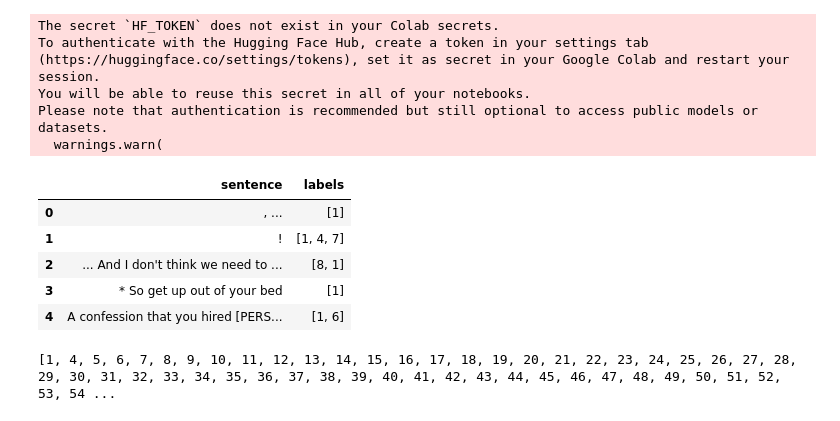
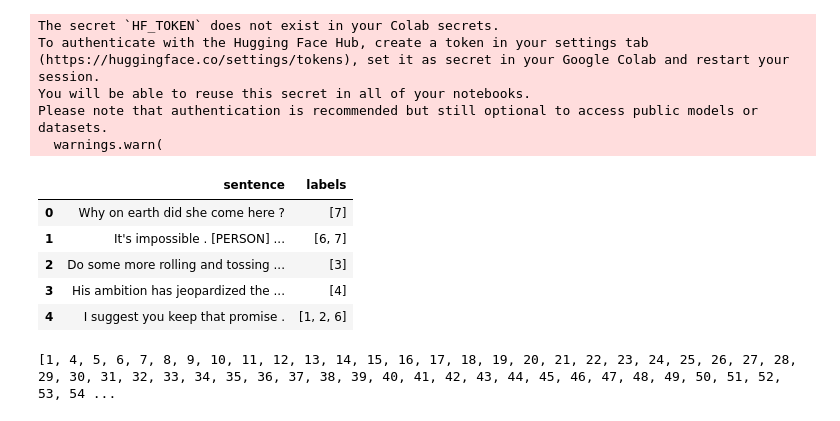
Before and after one commit to hamza-dev-12/EmotionClassifer, a Jupyter notebook: Emotion_Classifier_2.ipynb, the cells around one changed output. Cells and saved outputs as stored; diff of their text form; code cells hidden in the pictures.

Commit message:
Randomness in dataset for improved training

```diff
--- a/Emotion_Classifier_2.ipynb
+++ b/Emotion_Classifier_2.ipynb
@@ -19,16 +23,32 @@ To authenticate with the Hugging Face Hub, create a token in your settings tab (
 You will be able to reuse this secret in all of your notebooks.
 Please note that authentication is recommended but still optional to access public models or datasets.
   warnings.warn(
-# %%
-data = pd.DataFrame(dataset['train'])
-data.head(5)
-# %% [output]
-|  | sentence | labels |
-| 0 | , ... | [1] |
-| 1 | ! | [1, 4, 7] |
-| 2 | ... And I don't think we need to ... | [8, 1] |
-| 3 | * So get up out of your bed | [1] |
-| 4 | A confession that you hired [PERS... | [1, 6] |
+# %%
+data = pd.DataFrame(dataset['train'])
+
+import pandas as pd
+
+
+
+# Shuffle the DataFrame
+data_shuffled = data.sample(frac=1)
+
+# Reverse the shuffled DataFrame
+data_shuffled_reversed = data_shuffled.iloc[::-1]
+
+# Reset the index if needed
+data_shuffled_reversed.reset_index(drop=True, inplace=True)
+
+
+
+data_shuffled_reversed.head(5)
+# %% [output]
+|  | sentence | labels |
+| 0 | Why on earth did she come here ? | [7] |
+| 1 | It's impossible . [PERSON] ... | [6, 7] |
+| 2 | Do some more rolling and tossing ... | [3] |
+| 3 | His ambition has jeopardized the ... | [4] |
+| 4 | I suggest you keep that promise . | [1, 2, 6] |
 # %%
 attributes = [ 'anger', 'anticipation', 'disgust', 'fear', 'joy', 'sadness', 'surprise', 'trust']
 # %%
```
Also changed, not shown: parts of 24 cells of this notebook.
